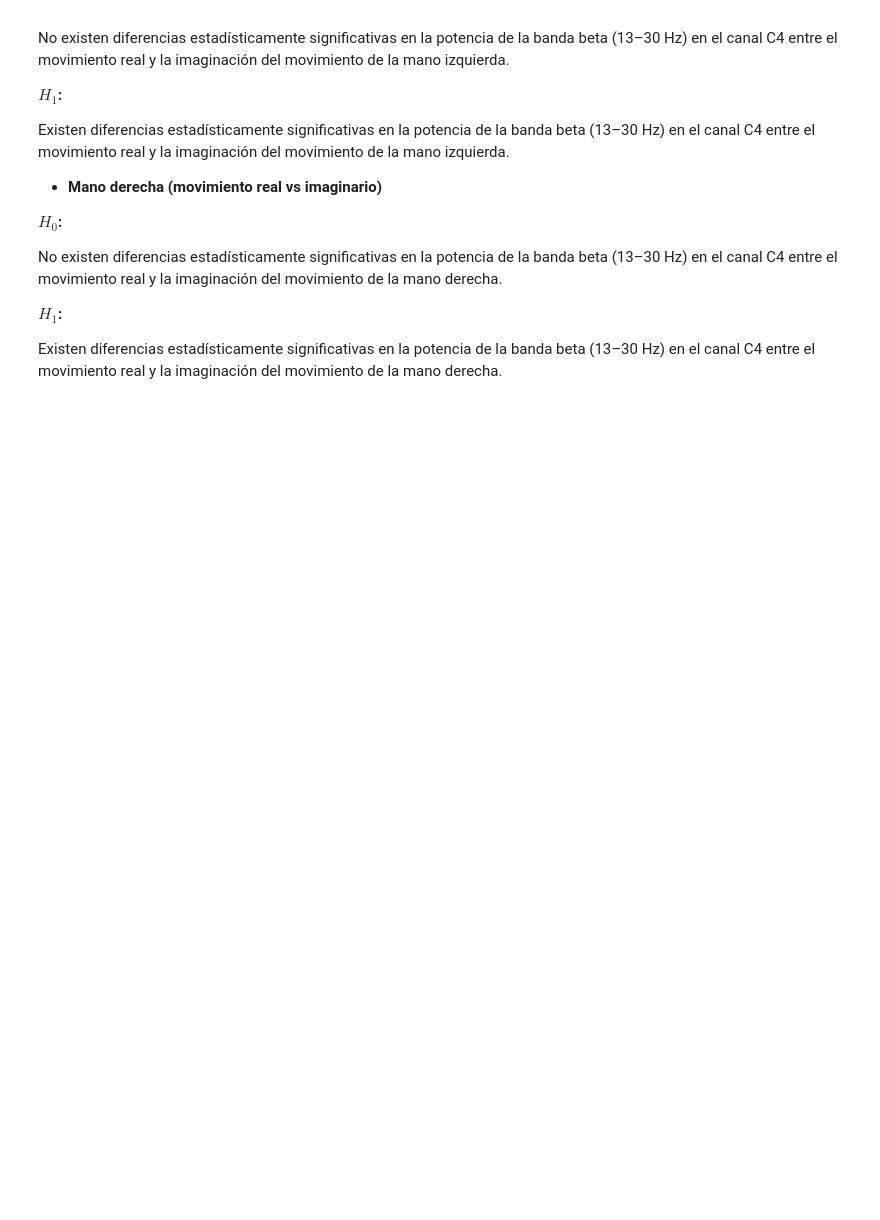
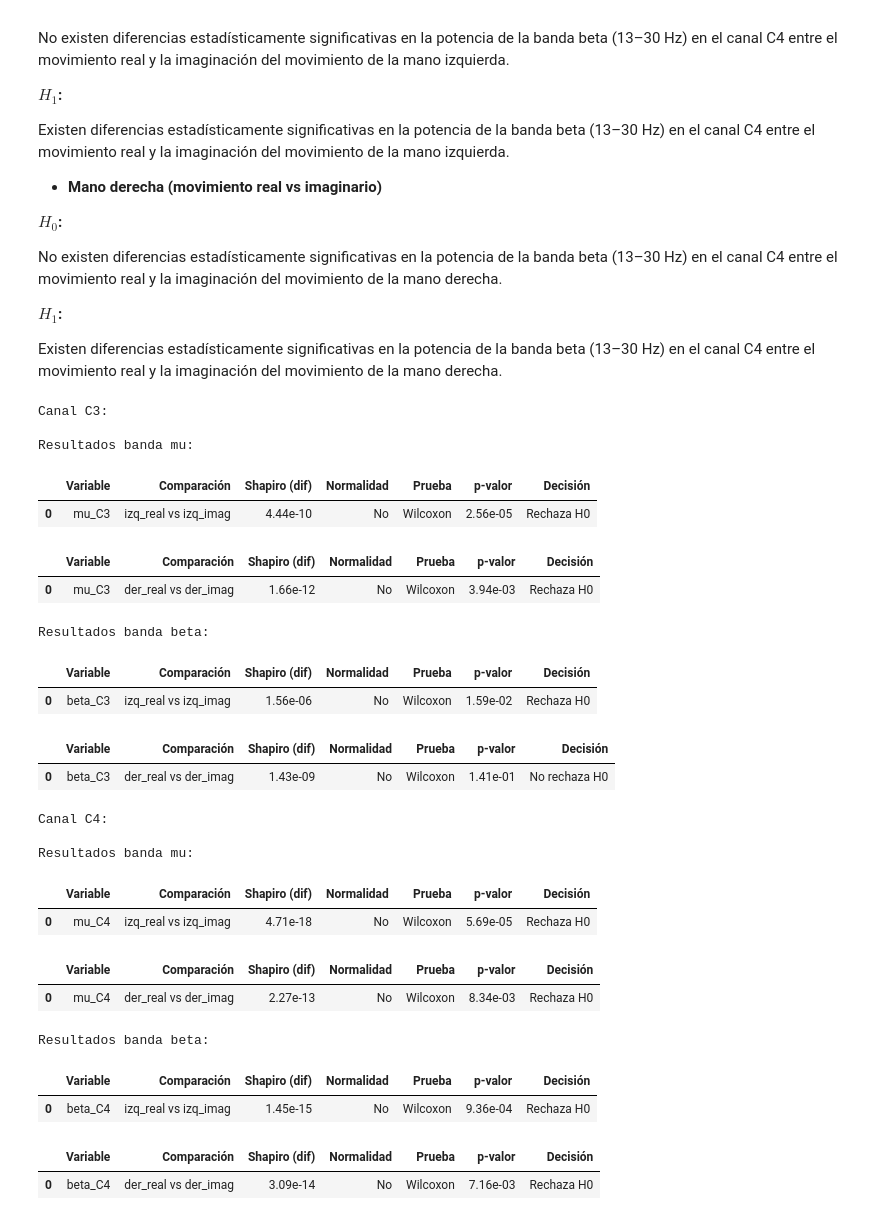
Before and after one commit to Isa21bella09/Proyecto-1---Biose-ales---Procesamiento-EEG, a Jupyter notebook: Proyecto 1 - Bioseñales.ipynb, the cells around one changed output. Cells and saved outputs as stored; diff of their text form; code cells hidden in the pictures; blank space fills up the shorter version.

Commit message:
Evaluación de hipótesis 2 - Pruebas estadísticas

```diff
--- a/Proyecto 1 - Bioseñales.ipynb
+++ b/Proyecto 1 - Bioseñales.ipynb
@@ -700,3 +700,55 @@ No existen diferencias estadísticamente significativas en la potencia de la ban
 **$H_1$:**
 
 Existen diferencias estadísticamente significativas en la potencia de la banda beta (13–30 Hz) en el canal C4 entre el movimiento real y la imaginación del movimiento de la mano derecha.
+# %%
+# Uso de la función en los casos planteados anteriormente
+# Canal C3
+print("Canal C3:")
+
+# 1. Banda mu
+print("\nResultados banda mu:")
+evaluar_hipotesis_tabla(df, "mu_C3", "izq_real", "izq_imag")
+evaluar_hipotesis_tabla(df, "mu_C3", "der_real", "der_imag")
+
+# 2. Banda beta
+print("\nResultados banda beta:")
+evaluar_hipotesis_tabla(df, "beta_C3", "izq_real", "izq_imag")
+evaluar_hipotesis_tabla(df, "beta_C3", "der_real", "der_imag")
+
+# Canal C4
+print("\nCanal C4:")
+
+# 1. Banda mu
+print("\nResultados banda mu:")
+evaluar_hipotesis_tabla(df, "mu_C4", "izq_real", "izq_imag")
+evaluar_hipotesis_tabla(df, "mu_C4", "der_real", "der_imag")
+
+# 2. Banda beta
+print("\nResultados banda beta:")
+evaluar_hipotesis_tabla(df, "beta_C4", "izq_real", "izq_imag")
+evaluar_hipotesis_tabla(df, "beta_C4", "der_real", "der_imag")
+# %% [output]
+Canal C3:
+
+Resultados banda mu:
+|  | Variable | Comparación | Shapiro (dif) | Normalidad | Prueba | p-valor | Decisión |
+| 0 | mu_C3 | izq_real vs izq_imag | 4.44e-10 | No | Wilcoxon | 2.56e-05 | Rechaza H0 |
+|  | Variable | Comparación | Shapiro (dif) | Normalidad | Prueba | p-valor | Decisión |
+| 0 | mu_C3 | der_real vs der_imag | 1.66e-12 | No | Wilcoxon | 3.94e-03 | Rechaza H0 |
+Resultados banda beta:
+|  | Variable | Comparación | Shapiro (dif) | Normalidad | Prueba | p-valor | Decisión |
+| 0 | beta_C3 | izq_real vs izq_imag | 1.56e-06 | No | Wilcoxon | 1.59e-02 | Rechaza H0 |
+|  | Variable | Comparación | Shapiro (dif) | Normalidad | Prueba | p-valor | Decisión |
+| 0 | beta_C3 | der_real vs der_imag | 1.43e-09 | No | Wilcoxon | 1.41e-01 | No rechaza H0 |
+Canal C4:
+
+Resultados banda mu:
+|  | Variable | Comparación | Shapiro (dif) | Normalidad | Prueba | p-valor | Decisión |
+| 0 | mu_C4 | izq_real vs izq_imag | 4.71e-18 | No | Wilcoxon | 5.69e-05 | Rechaza H0 |
+|  | Variable | Comparación | Shapiro (dif) | Normalidad | Prueba | p-valor | Decisión |
+| 0 | mu_C4 | der_real vs der_imag | 2.27e-13 | No | Wilcoxon | 8.34e-03 | Rechaza H0 |
+Resultados banda beta:
+|  | Variable | Comparación | Shapiro (dif) | Normalidad | Prueba | p-valor | Decisión |
+| 0 | beta_C4 | izq_real vs izq_imag | 1.45e-15 | No | Wilcoxon | 9.36e-04 | Rechaza H0 |
+|  | Variable | Comparación | Shapiro (dif) | Normalidad | Prueba | p-valor | Decisión |
+| 0 | beta_C4 | der_real vs der_imag | 3.09e-14 | No | Wilcoxon | 7.16e-03 | Rechaza H0 |
```
Also changed, not shown: parts of 2 cells of this notebook.
